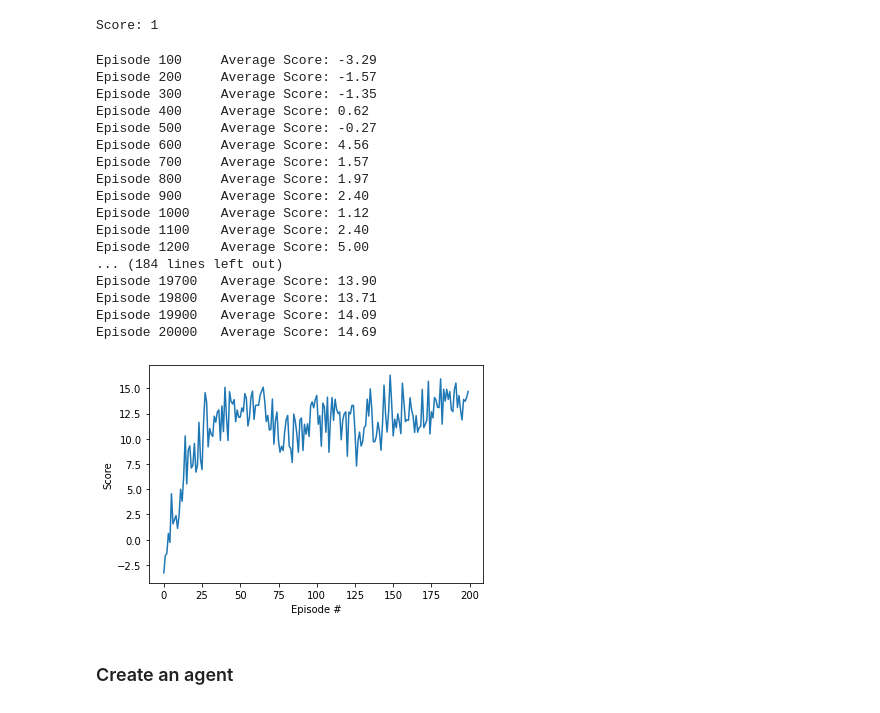
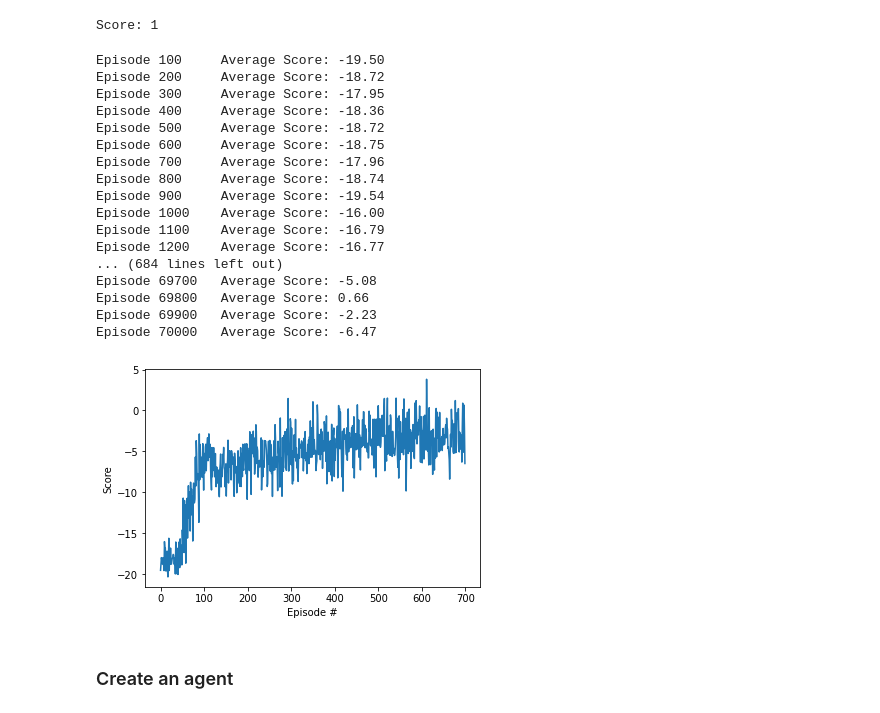
Before and after one commit to bhargavsaidasari/Reinforcement-Learning, a Jupyter notebook: kaggle/Connect-4/ConnectX_Kaggle.ipynb, the cells around one changed output. Cells and saved outputs as stored; diff of their text form; code cells hidden in the pictures.

Commit message:
Self Learning DQN

```diff
--- a/kaggle/Connect-4/ConnectX_Kaggle.ipynb
+++ b/kaggle/Connect-4/ConnectX_Kaggle.ipynb
@@ -124,8 +128,8 @@ class Agent():
         self.action_size = action_size
         self.lr = lr
         # Initialize Networks .
-        self.target_network = NavNetwork(state_size, action_size, 64, 64, 32).to(device)
-        self.train_network = NavNetwork(state_size, action_size, 64, 64, 32).to(device)
+        self.target_network = NavNetwork(state_size, action_size, 128, 128, 64).to(device)
+        self.train_network = NavNetwork(state_size, action_size, 128, 128, 64).to(device)
         self.optimizer = optim.Adam(self.train_network.parameters(), lr=self.lr)
         # Initialize hyperparameters
         self.gamma = gamma
@@ -149,6 +153,23 @@ class Agent():
             action_values = self.train_network(state)
         # set the network to train again
         self.train_network.train()
+        # check for e-greedy approach
+        if random.random() > epsilon:
+            return(np.argmax(action_values.cpu().data.numpy()))
+        else:
+            return(random.choice(np.arange(self.action_size)))
+
+    def self_play(self, state, epsilon):
+        """ Function to run inference using the target network from the previous iteration.
+
+            Parameters:
+                state: state of the environment
+                is_greedy: whether to take greedy action"""
+        state = torch.from_numpy(state).float().unsqueeze(0).to(device) # unsqueeze because first dimension has to be batch
+        # Convert the network to eval mode.
+        # https://discuss.pytorch.org/t/model-eval-vs-with-torch-no-grad/19615
+        with torch.no_grad():
+            action_values = self.target_network(state)
         # check for e-greedy approach
         if random.random() > epsilon:
             return(np.argmax(action_values.cpu().data.numpy()))
@@ -257,6 +280,9 @@ class ConnectX(gym.Env):
         config = self.env.configuration
         self.action_space = gym.spaces.Discrete(config.columns)
         self.observation_space = gym.spaces.Discrete(config.columns * config.rows)
+
+    def set_pair(self, pair):
+      self.pair = pair
 
     def switch_trainer(self):
         self.pair = self.pair[::-1]
@@ -277,3 +301,11 @@ env = ConnectX()
+# %%
+env = ConnectX()
+dqn_agent = Agent(state_size=env.observation_space.n, action_size=env.action_space.n,
+                  gamma=0.99, update_every=10, lr=1e-3)
+def self_play_agent(obs, config):
+  action = dqn_agent.self_play(np.array(obs["board"]), 0.001)
+  return(action.item())
+env.set_pair(pair=[None, self_play_agent])
 # %%
 print(f"Size of Action Space: {env.action_space} ")
 print(f"Reward Min Max: {env.reward_range}")
@@ -297,11 +329,8 @@ print("Score: {}".format(score))
 # %% [output]
 [interactive output not drawn]
 Score: 1
-# %%
-dqn_agent = Agent(state_size=env.observation_space.n, action_size=env.action_space.n,
-                  gamma=0.99, update_every=5, lr=1e-4)
 # %%
-def dqn(n_episodes=20000, max_t=100, eps_start=1.0, eps_end=0.01, eps_decay=0.9995):
+def dqn(n_episodes=70000, max_t=50, eps_start=1.0, eps_end=0.01, eps_decay=0.99995):
     """Deep Q-Learning.
 
     Params
@@ -327,53 +356,55 @@ def dqn(n_episodes=20000, max_t=100, eps_start=1.0, eps_end=0.01, eps_decay=0.99
               reward = 20
             elif reward == -1:
               reward=-20
+            elif done == 1:
+              reward = -20
             else:
               reward = -0.1
             dqn_agent.step(state, action, reward, next_state, done)
             state = next_state
             score += reward
             if done:
                 break
         scores_window.append(score)       # save most recent score
         eps = max(eps_end, eps_decay*eps) # decrease epsilon
         print('\rEpisode {}\tAverage Score: {:.2f}'.format(i_episode, np.mean(scores_window)), end="")
         if i_episode % 100 == 0:
             scores.append(np.mean(scores_window))
             print('\rEpisode {}\tAverage Score: {:.2f}'.format(i_episode, np.mean(scores_window)))
         if np.mean(scores_window)>=200.0:
             print('\nEnvironment solved in {:d} episodes!\tAverage Score: {:.2f}'.format(i_episode-100, np.mean(scores_window)))
             torch.save(agent.qnetwork_local.state_dict(), 'checkpoint.pth')
             break
     return scores
 
 scores = dqn()
 
 # plot the scores
 fig = plt.figure()
 ax = fig.add_subplot(111)
 plt.plot(np.arange(len(scores)), scores)
 plt.ylabel('Score')
 plt.xlabel('Episode #')
 plt.show()
 # %% [output]
-Episode 100     Average Score: -3.29
-Episode 200     Average Score: -1.57
-Episode 300     Average Score: -1.35
-Episode 400     Average Score: 0.62
-Episode 500     Average Score: -0.27
-Episode 600     Average Score: 4.56
-Episode 700     Average Score: 1.57
-Episode 800     Average Score: 1.97
-Episode 900     Average Score: 2.40
-Episode 1000    Average Score: 1.12
-Episode 1100    Average Score: 2.40
-Episode 1200    Average Score: 5.00
-... (184 lines left out)
-Episode 19700   Average Score: 13.90
-Episode 19800   Average Score: 13.71
-Episode 19900   Average Score: 14.09
-Episode 20000   Average Score: 14.69
+Episode 100     Average Score: -19.50
+Episode 200     Average Score: -18.72
+Episode 300     Average Score: -17.95
+Episode 400     Average Score: -18.36
+Episode 500     Average Score: -18.72
+Episode 600     Average Score: -18.75
+Episode 700     Average Score: -17.96
+Episode 800     Average Score: -18.74
+Episode 900     Average Score: -19.54
+Episode 1000    Average Score: -16.00
+Episode 1100    Average Score: -16.79
+Episode 1200    Average Score: -16.77
+... (684 lines left out)
+Episode 69700   Average Score: -5.08
+Episode 69800   Average Score: 0.66
+Episode 69900   Average Score: -2.23
+Episode 70000   Average Score: -6.47
-[figure, old version]
+[figure, new version]
 # %% [markdown]
 ### Create an agent
 # %%
```
Also changed, not shown: parts of 7 cells of this notebook.
